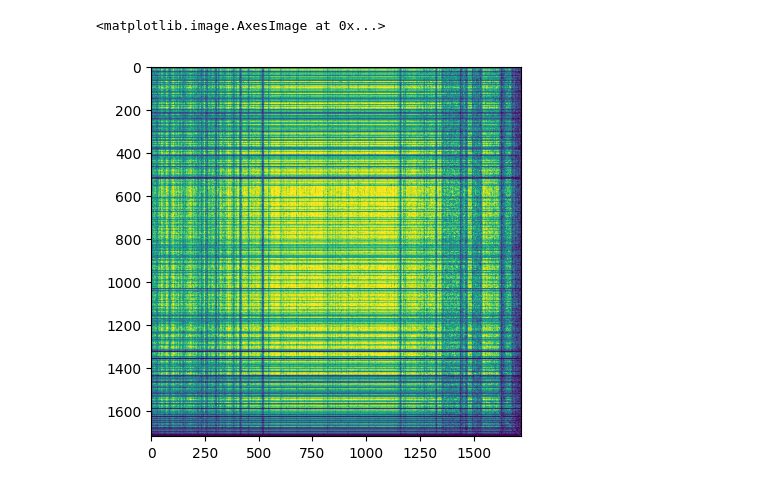
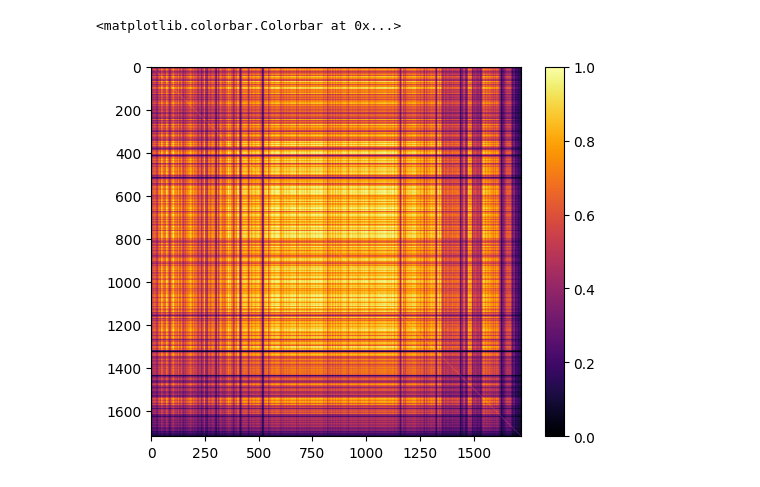
Before and after one commit to markzmbl/parallel-information-flow, a Jupyter notebook: explore2.ipynb, the cells around one changed output. Cells and saved outputs as stored; diff of their text form; code cells hidden in the pictures.

```diff
--- a/explore2.ipynb
+++ b/explore2.ipynb
@@ -3,13 +3,13 @@ import numpy as np
 import matplotlib.pyplot as plt
 # %%
 n = 1_718
-m = 10
+m = 100
 # %%
 iar = (
     np.fromfile(f'threads_1_simulations_{m}.bin', dtype=np.float32) / m
 ).reshape((n, n))
-# %%
-plt.imshow(counts)
-# %% [output]
-<matplotlib.image.AxesImage at 0x...>
-[figure, removed]
+# %%
+plt.colorbar(plt.imshow(iar, cmap='inferno', interpolation=None))
+# %% [output]
+<matplotlib.colorbar.Colorbar at 0x...>
+[figure, added]
```
Also changed, not shown: 3 other files.
